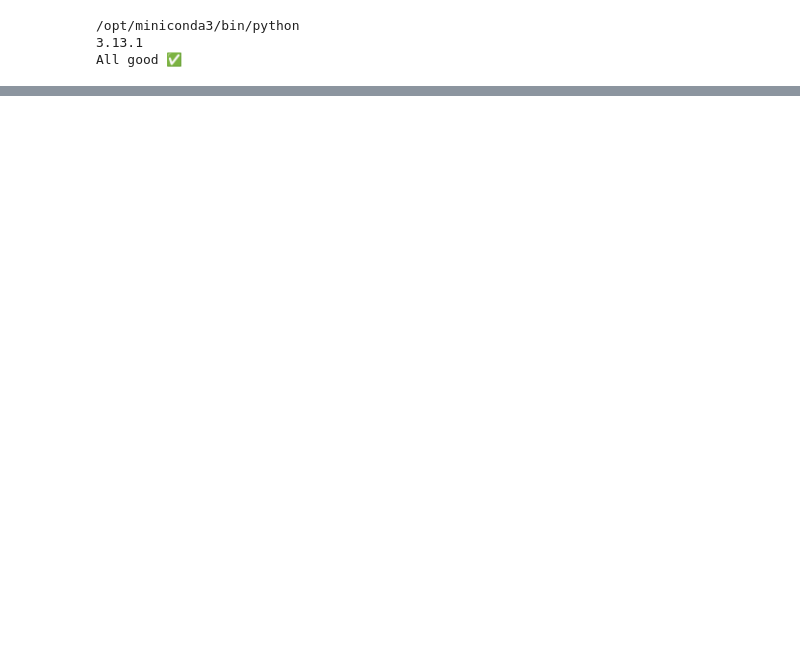
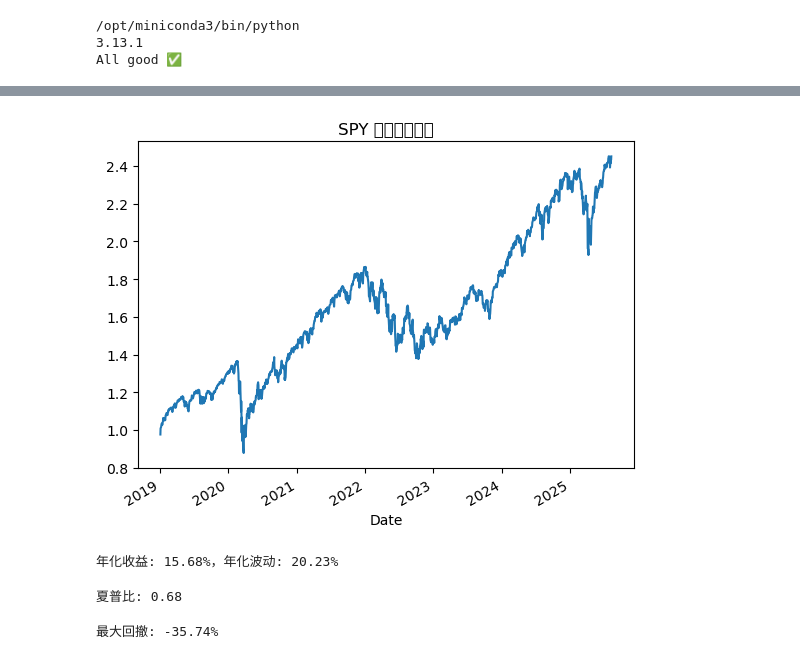
Before and after one commit to MAIJINRUI/quant-bootcamp, a Jupyter notebook: bootcamp/week01/week01-check.ipynb, the cells around one changed output, grey strips where cells are left out. Saved outputs shown, nothing was run; the diff lists cells and outputs as text; code cells hidden in the pictures; blank space fills up the shorter version.

Commit message:
Run week01 notebook: equity curve + metrics

```diff
--- a/bootcamp/week01/week01-check.ipynb
+++ b/bootcamp/week01/week01-check.ipynb
@@ -244,0 +58,13 @@ Note: you may need to restart the kernel to use updated packages.
+# %%
+import pandas as pd
+from bootcamp.week01.assignment.solution import log_returns, cumulative_returns
+
+prices = pd.read_csv("bootcamp/week01/data/prices_stooq.csv",
+                     index_col=0, parse_dates=True).sort_index()
+spy = prices["SPY"]
+
+rets = log_returns(spy.to_frame())["SPY"]
+equity = cumulative_returns(rets)
+equity.plot(title="SPY 累计净值曲线");
+# %% [output]
+[figure, added]
@@ -244,0 +86,20 @@ Note: you may need to restart the kernel to use updated packages.
+# %%
+from bootcamp.week01.assignment.solution import log_returns, annualize_stats
+rets = log_returns(spy.to_frame())["SPY"]  # 用刚才读到的 spy 价格序列
+mu, vol = annualize_stats(rets)
+print(f"年化收益: {mu:.2%}，年化波动: {vol:.2%}")
+# %% [output]
+年化收益: 15.68%，年化波动: 20.23%
+# %%
+from bootcamp.week01.assignment.solution import sharpe_ratio
+sr = sharpe_ratio(rets, rf=0.02)  # 假设无风险利率2%
+print(f"夏普比: {sr:.2f}")
+# %% [output]
+夏普比: 0.68
+# %%
+from bootcamp.week01.assignment.solution import cumulative_returns, max_drawdown
+equity = cumulative_returns(rets)
+dd = max_drawdown(equity)
+print(f"最大回撤: {dd:.2%}")
+# %% [output]
+最大回撤: -35.74%
```
Also changed, not shown: parts of 14 cells of this notebook.
